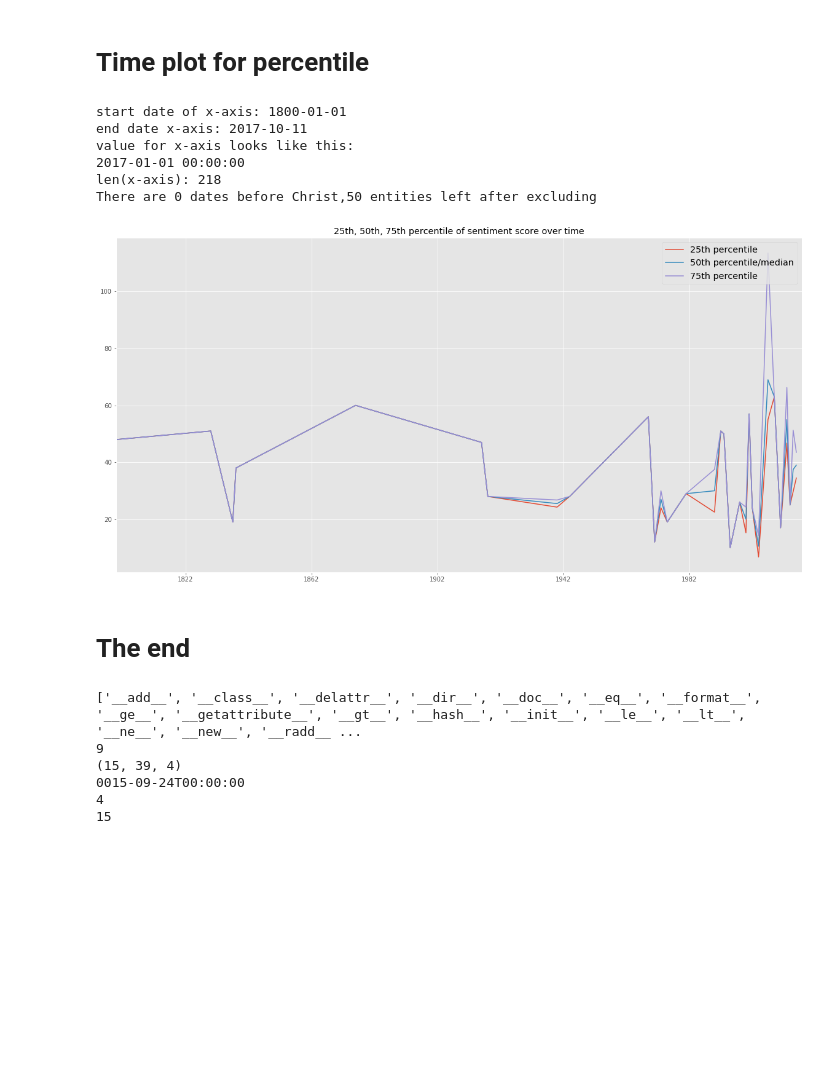
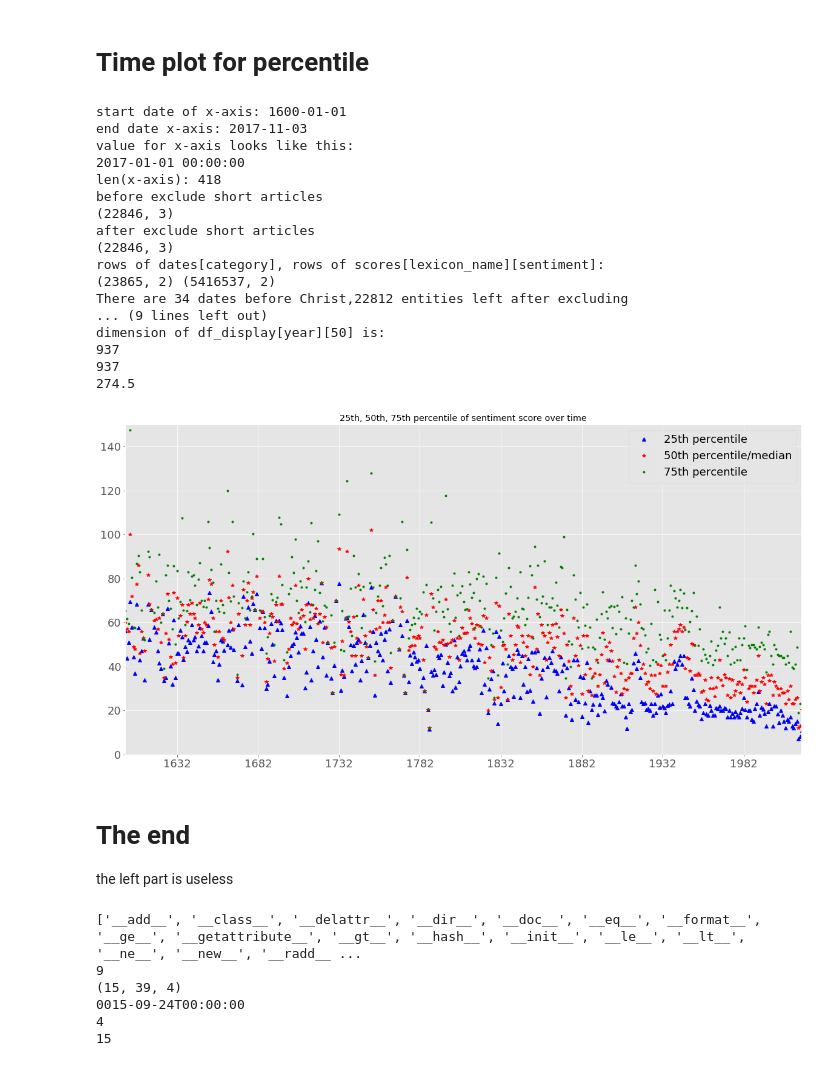
Before and after one commit to qianhongYe/SentimentAnalyzer, a Jupyter notebook: TimeLinePlot.ipynb, the cells around one changed output. Cells and saved outputs as stored; diff of their text form; code cells hidden in the pictures; blank space fills up the shorter version.

```diff
--- a/TimeLinePlot.ipynb
+++ b/TimeLinePlot.ipynb
@@ -69,2 +89,6 @@ dates["Events"] = pd.read_csv("event_date.csv",names=column_name_date)
 # %% [markdown]
 # functions for preprocessing
+# %%
+doc_length_df = pd.read_csv("docs_length.csv",names=['title','length'])
+doc_length_okay = set(doc_length_df[doc_length_df['length'] < 10]['title'])
+print ("There are %d out of %d articles whose token length smaller than 10."%(len(doc_length_okay),len(doc_length_df)))
@@ -71,10 +97,18 @@ dates["Events"] = pd.read_csv("event_date.csv",names=column_name_date)
 # %%
+
 def merge_date_score(lexicon_name,sentiment,category):
     # merge date and score to "title, date, score"
     # with certain lexicon (OL, MPQA, LIWC),
     #              sentiment (positive, negative, positive+negative)
     #              category (People, Events)
     title_date_score = dates[category].merge(scores[lexicon_name][sentiment],how='inner')
+    print ("before exclude short articles")
+    print (title_date_score.shape)
+    title_date_score = title_date_score[~title_date_score['title'].isin(doc_length_okay)]
+    print ("after exclude short articles")
+    print (title_date_score.shape)
+    print ("rows of dates[category], rows of scores[lexicon_name][sentiment]:")
+    print (dates[category].shape,scores[lexicon_name][sentiment].shape)
     return title_date_score
 #dateSenti_withBC = merge_date_score("OL","positive","People")
 # %%
@@ -580,37 +663,61 @@ def time_plot_with_percentile(lexicon_name,sentiment,category,timeRange_start,ti
 
     # create the plot
     fig, ax = plt.subplots(figsize=(20, 10))
+    #fig, ax = plt.subplots()
     ax.set_title('25th, 50th, 75th percentile of sentiment score over time')
     ax.set_xlim([start_date,end_date])
+    for tick in ax.xaxis.get_major_ticks():
+        tick.label1.set_fontsize(18)
+    for tick in ax.yaxis.get_major_ticks():
+        tick.label1.set_fontsize(18)
+
 
     # get dataframe for month and score
 
     # result is a list with 3 elements, each element is a list with datetime_time and score
     # result=[[datetime,score for percentile 25],[datetime,score for 50],[datetime,score for 75]]
     result = get_percentile_df(lexicon_name,sentiment,category,time_unit,xaxis_value)
+    print (len(result[0][0]))
 
 
-    ax.plot(result[0][0],result[0][1],label="25th percentile")
-    ax.plot(result[1][0],result[1][1],label="50th percentile/median")
-    ax.plot(result[2][0],result[2][1],label="75th percentile")
+    ax.plot(result[0][0],result[0][1],'-',color='blue',label="25th percentile")
+    ax.plot(result[1][0],result[1][1],' ',color='red',label="50th percentile/median")
+    ax.plot(result[2][0],result[2][1],'.',color='green',label="75th percentile")
+
+    y_max = max(result[2][1])
+    print (y_max)
+    ax.set_ylim([0,150])
 
 
 
     #legend.get_frame().set_facecolor('#00FFCC')
-    ax.legend(loc='upper right',fontsize='x-large')
+    ax.legend(loc='upper right',fontsize=18)
     plt.show()
 # %%
-time_plot_with_percentile("OL","positive","Events",[1800,1,1],"year")
+time_plot_with_percentile("LIWC","negative","Events",[1600,1,1],"year")
 # %% [output]
-start date of x-axis: 1800-01-01
-end date x-axis: 2017-10-11
+start date of x-axis: 1600-01-01
+end date x-axis: 2017-11-03
 value for x-axis looks like this:
 2017-01-01 00:00:00
-len(x-axis): 218
-There are 0 dates before Christ,50 entities left after excluding
+len(x-axis): 418
+before exclude short articles
+(22846, 3)
+after exclude short articles
+(22846, 3)
+rows of dates[category], rows of scores[lexicon_name][sentiment]:
+(23865, 2) (5416537, 2)
+There are 34 dates before Christ,22812 entities left after excluding
+... (9 lines left out)
+dimension of df_display[year][50] is:
+937
+937
+274.5
-[figure, old version]
+[figure, new version]
 # %% [markdown]
 # The end
+
+the left part is useless
 # %%
 def add_datetimeDate_column(df):
     # df.loc[] is more efficient than df[], and prevent SettingWithCopyWarning
```
Also changed, not shown: parts of 17 cells of this notebook.
